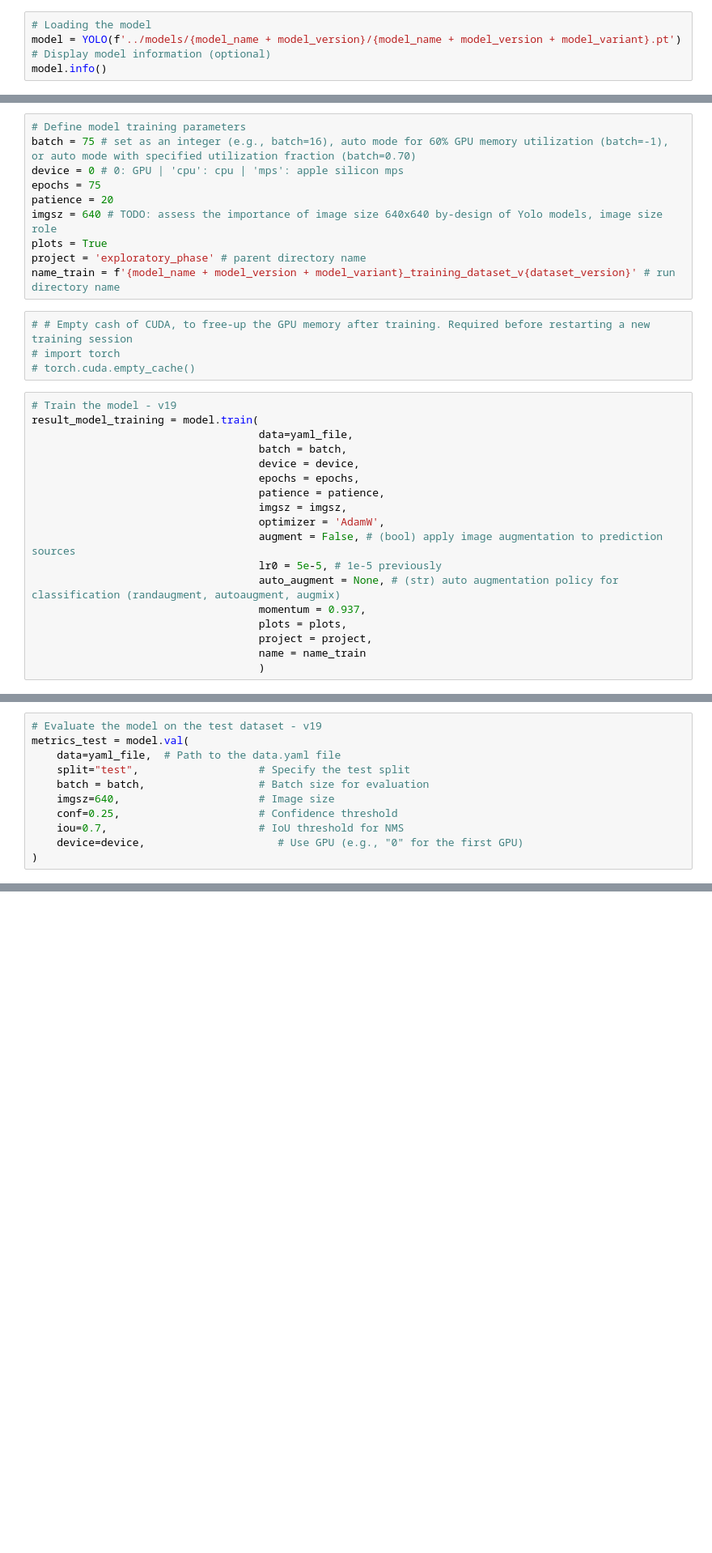
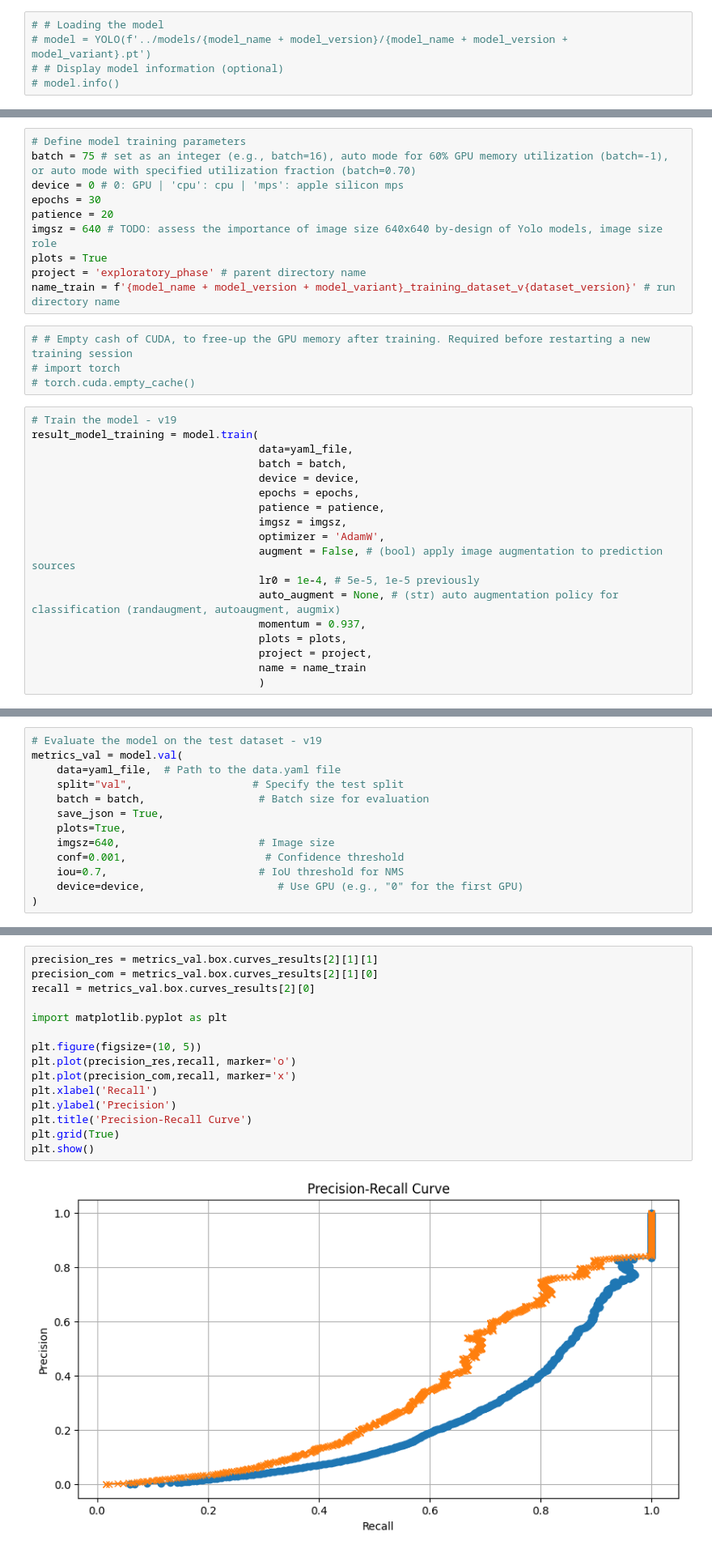
Before and after one commit to katcko/storm_damage_ey_challenge, a Jupyter notebook: notebooks/google_colab/pretraining_undamaged_model_select_background.ipynb, the cells around one changed output, grey strips where cells are left out. Shown at 81% size. Cells and saved outputs as stored; diff of their text form; blank space fills up the shorter version.

Commit message:
Adding manual plots of precision, recall curves

```diff
--- a/notebooks/google_colab/pretraining_undamaged_model_select_background.ipynb
+++ b/notebooks/google_colab/pretraining_undamaged_model_select_background.ipynb
@@ -147,8 +141,8 @@ Sat Oct 11 09:22:25 2025
 # %%
-# Loading the model
-model = YOLO(f'../models/{model_name + model_version}/{model_name + model_version + model_variant}.pt')
-# Display model information (optional)
-model.info()
+# # Loading the model
+# model = YOLO(f'../models/{model_name + model_version}/{model_name + model_version + model_variant}.pt')
+# # Display model information (optional)
+# model.info()
 # %% [output]
 YOLO11n summary: 181 layers, 2,624,080 parameters, 0 gradients, 6.6 GFLOPs
 (181, 2624080, 0, 6.614336)
@@ -170,7 +157,7 @@ yaml_file
 # Define model training parameters
 batch = 75 # set as an integer (e.g., batch=16), auto mode for 60% GPU memory utilization (batch=-1), or auto mode with specified utilization fraction (batch=0.70)
 device = 0 # 0: GPU | 'cpu': cpu | 'mps': apple silicon mps
-epochs = 75
+epochs = 30
 patience = 20
 imgsz = 640 # TODO: assess the importance of image size 640x640 by-design of Yolo models, image size role
 plots = True
@@ -191,7 +178,7 @@ result_model_training = model.train(
                                     imgsz = imgsz,
                                     optimizer = 'AdamW',
                                     augment = False, # (bool) apply image augmentation to prediction sources
-                                    lr0 = 5e-5, # 1e-5 previously
+                                    lr0 = 1e-4, # 5e-5, 1e-5 previously
                                     auto_augment = None, # (str) auto augmentation policy for classification (randaugment, autoaugment, augmix)
                                     momentum = 0.937,
                                     plots = plots,
@@ -218,12 +205,14 @@ Speed: 0.2ms preprocess, 2.4ms inference, 0.0ms loss, 1.9ms postprocess per imag
 Results saved to /content/exploratory_phase/yolo11n_training_dataset_v192
 # %%
 # Evaluate the model on the test dataset - v19
-metrics_test = model.val(
+metrics_val = model.val(
     data=yaml_file,  # Path to the data.yaml file
-    split="test",                   # Specify the test split
+    split="val",                   # Specify the test split
     batch = batch,                  # Batch size for evaluation
+    save_json = True,
+    plots=True,
     imgsz=640,                      # Image size
-    conf=0.25,                      # Confidence threshold
+    conf=0.001,                      # Confidence threshold
     iou=0.7,                        # IoU threshold for NMS
     device=device,                     # Use GPU (e.g., "0" for the first GPU)
 )
@@ -240,0 +253,17 @@ Results saved to /content/runs/detect/val2
+# %%
+precision_res = metrics_val.box.curves_results[2][1][1]
+precision_com = metrics_val.box.curves_results[2][1][0]
+recall = metrics_val.box.curves_results[2][0]
+
+import matplotlib.pyplot as plt
+
+plt.figure(figsize=(10, 5))
+plt.plot(precision_res,recall, marker='o')
+plt.plot(precision_com,recall, marker='x')
+plt.xlabel('Recall')
+plt.ylabel('Precision')
+plt.title('Precision-Recall Curve')
+plt.grid(True)
+plt.show()
+# %% [output]
+[figure, added]
```
Also changed, not shown: parts of 27 cells of this notebook.
